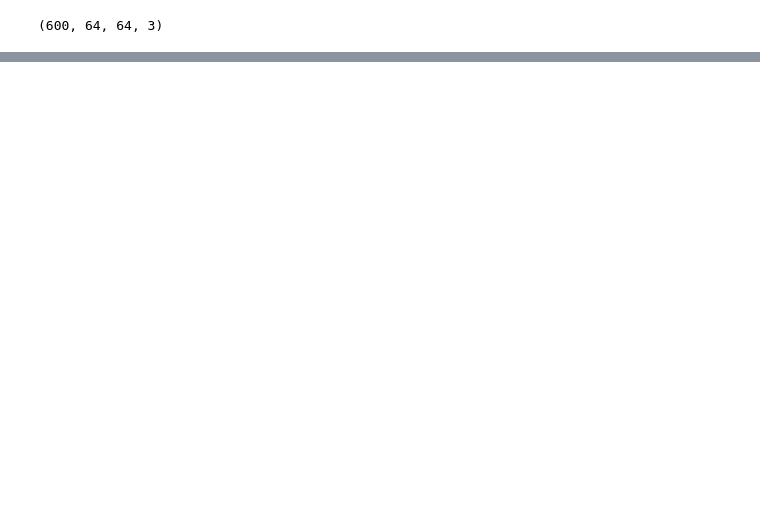
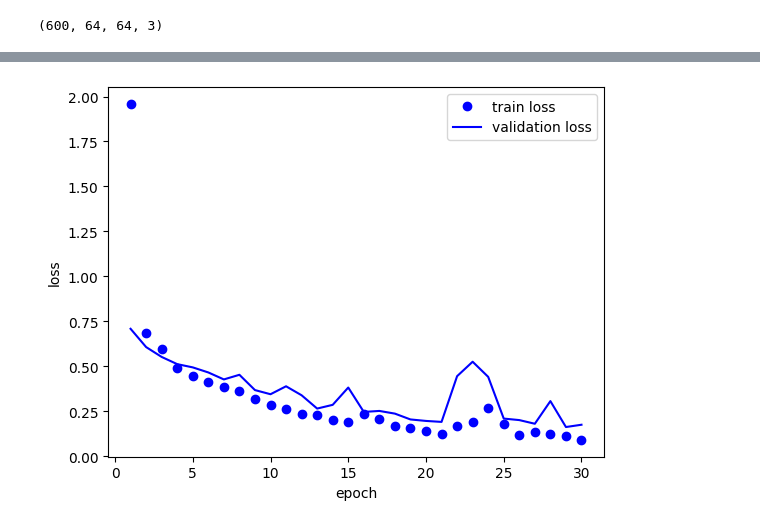
Before and after one commit to ChijiokeOrabueze/mood_classifier_nn, a Jupyter notebook: notebook.ipynb, the cells around one changed output, grey strips where cells are left out. Saved outputs shown, nothing was run; the diff lists cells and outputs as text; code cells hidden in the pictures; blank space fills up the shorter version.

Commit message:
feature: trained and evaluated performance of a convnet and normal dense network

```diff
--- a/notebook.ipynb
+++ b/notebook.ipynb
@@ -26,0 +34,7 @@ h.sh
+# %%
+model1 = tf.keras.Sequential()
+model1.add(tf.keras.layers.Rescaling(1./255, input_shape=(64, 64, 3)))
+model1.add(tf.keras.layers.Flatten())
+model1.add(tf.keras.layers.Dense(128, activation="relu"))
+model1.add(tf.keras.layers.Dense(128, activation="relu"))
+model1.add(tf.keras.layers.Dense(1, activation="sigmoid"))
@@ -26,0 +65,15 @@ h.sh
+# %%
+model1.compile(
+    loss="binary_crossentropy",
+    optimizer="adam",
+    metrics=["acc"]
+)
+# %%
+y_test = test_set_y_orig.T
+y_train = train_set_y_orig.T
+history = model1.fit(
+    train_set_x_orig,
+    y_train,
+    epochs=30,
+    batch_size=64,
+    validation_data=(test_set_x_orig, y_test))
@@ -26,0 +98,4 @@ h.sh
+# %%
+plot(history.history,9)
+# %% [output]
+[figure, added]
```
Also changed, not shown: parts of 17 cells of this notebook, 1 other file.
